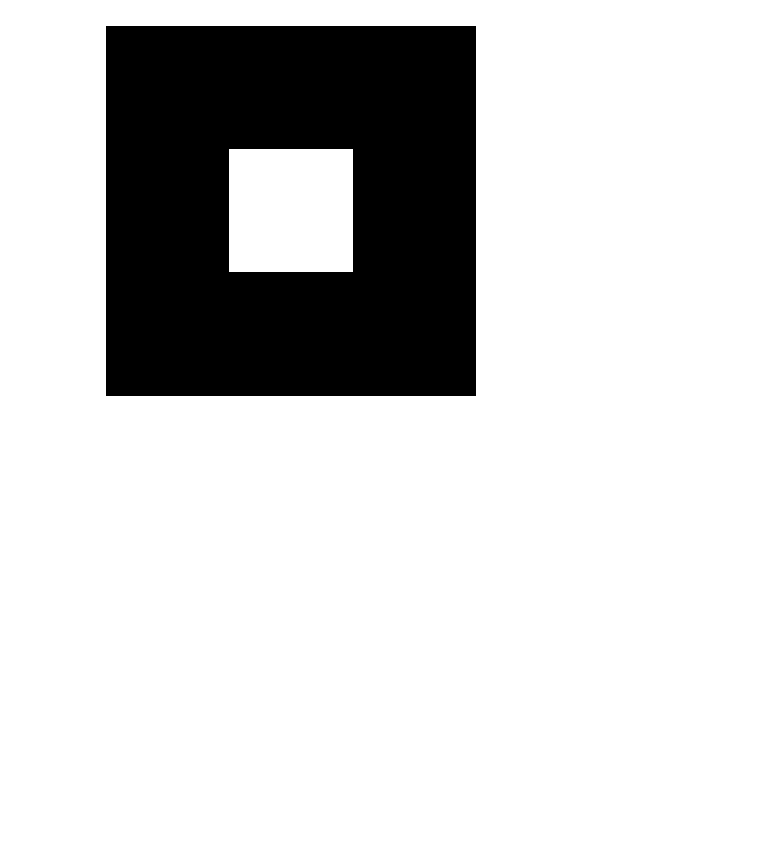
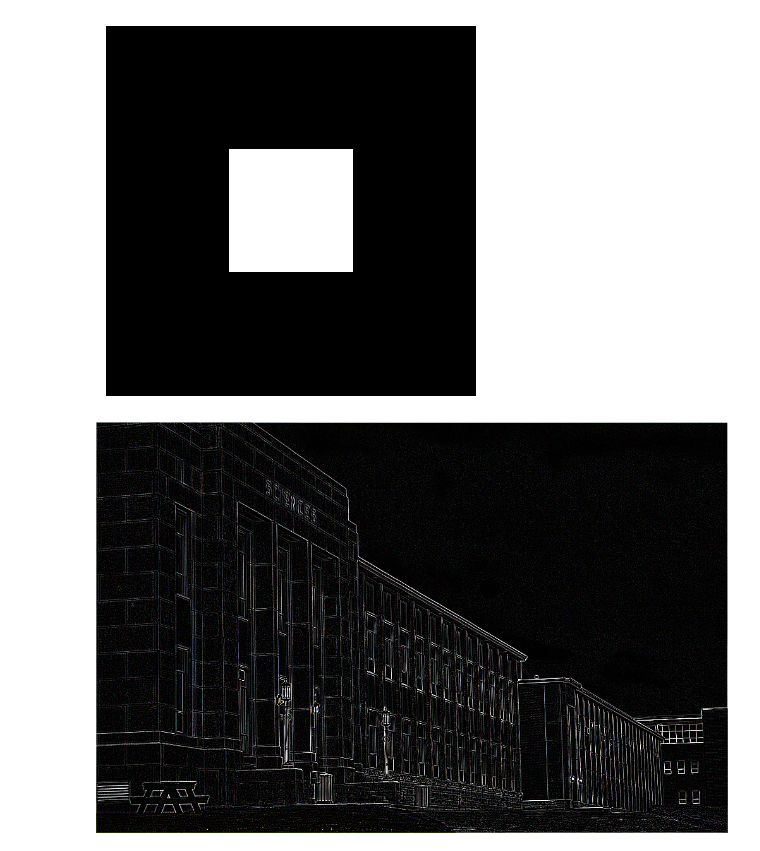
Before and after one commit to leochartrand/IFT615, a Jupyter notebook: CNN/CNN1.ipynb, the cells around one changed output. Saved outputs shown, nothing was run; the diff lists cells and outputs as text; code cells hidden in the pictures; blank space fills up the shorter version.

```diff
--- a/CNN/CNN1.ipynb
+++ b/CNN/CNN1.ipynb
@@ -23,5 +33,19 @@ plt.imshow(image); plt.axis('off'); plt.show();
 # %%
-kernel= np.array([[-1, -1, -1], [-1, 8, -1], [-1, -1, -1]])
+kernel= np.array(
+    [[-1, -1, -1],
+     [-1, 8, -1],
+     [-1, -1, -1]])
 plt.imshow(kernel, cmap='gray'); plt.axis('off'); plt.show();
 # %% [output]
 [figure]
+# %%
+# Filter image according to edge detection kernel
+filtered = image.filter(ImageFilter.Kernel(
+    size=(3, 3),
+    kernel=kernel.flatten(),
+    scale=1
+))
+
+display(filtered)
+# %% [output]
+[figure, added]
```
Also changed, not shown: parts of 8 cells of this notebook.
